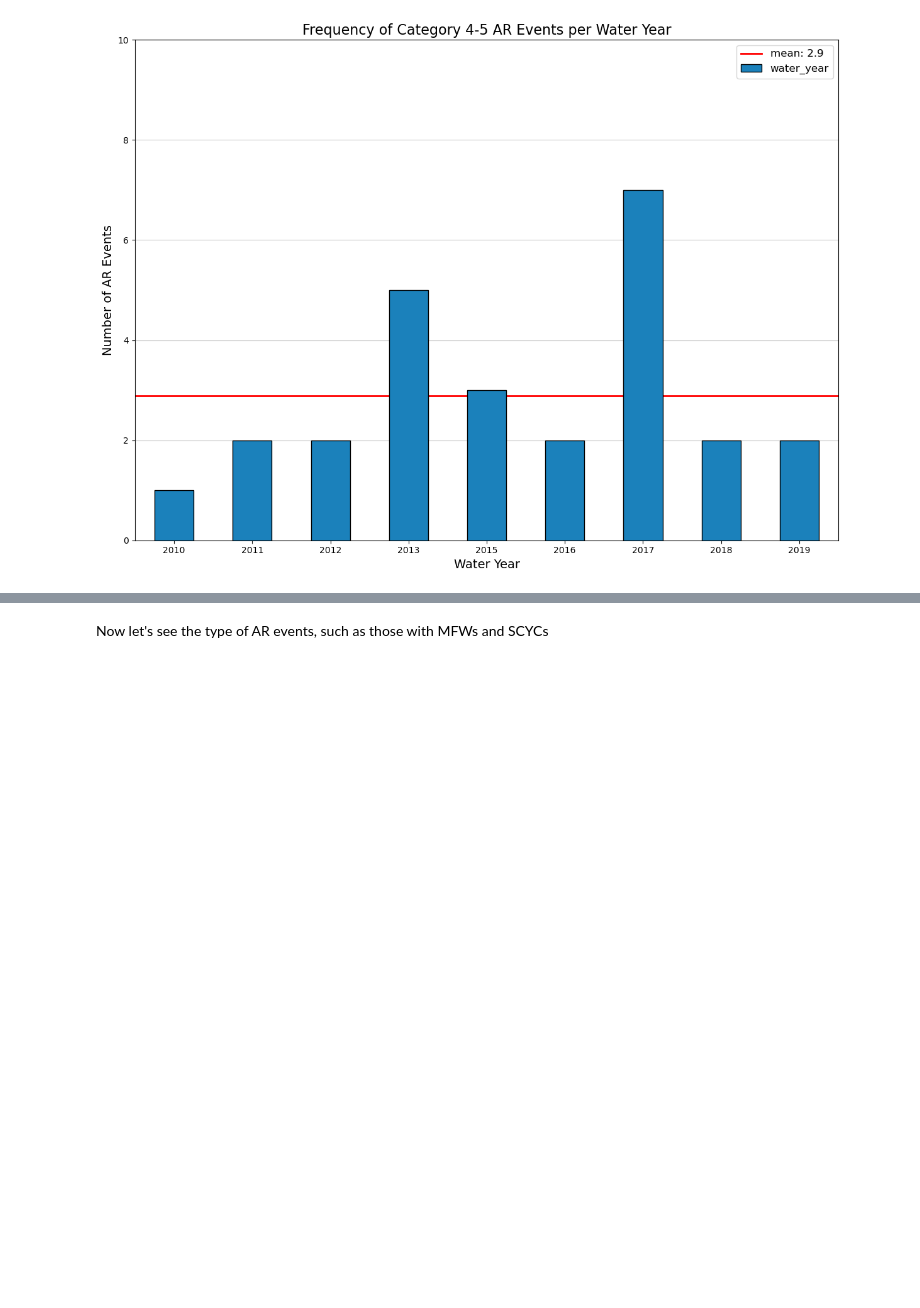
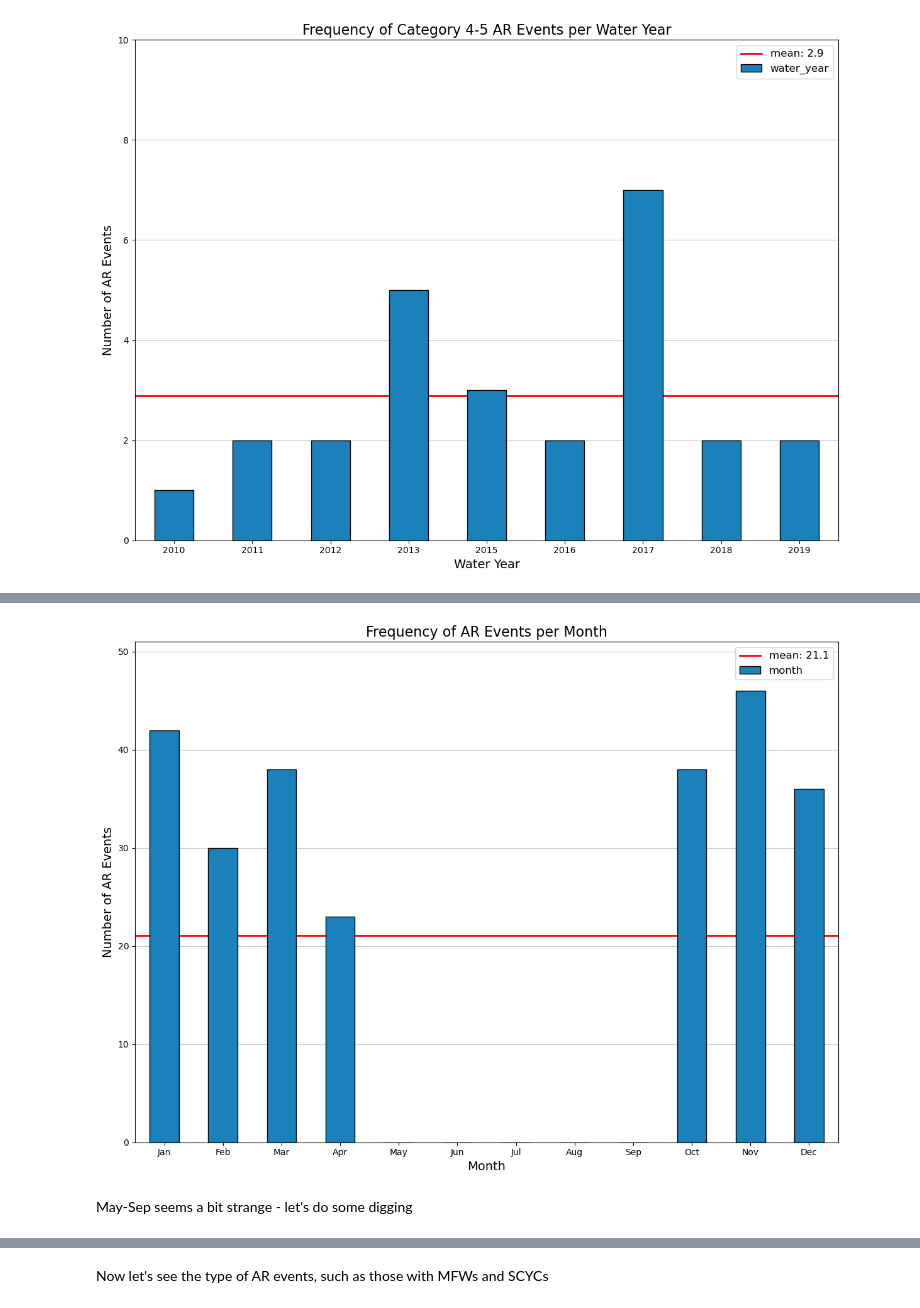
Before and after one commit to anthony-illenden/EAE-598-Project, a Jupyter notebook: figures/jupyter_notebooks/psu_dataset.ipynb, the cells around one changed output, grey strips where cells are left out. Drawn from its saved outputs; the diff is of its cells as text; code cells hidden in the pictures; blank space fills up the shorter version.

Commit message:
added monthly plots

```diff
--- a/figures/jupyter_notebooks/psu_dataset.ipynb
+++ b/figures/jupyter_notebooks/psu_dataset.ipynb
@@ -201,0 +204,3 @@ plt.show()
+# %%
+df['month'] = df['start_date'].dt.month
+df['month']
@@ -201,0 +234,3 @@ plt.show()
+# %%
+ar_monthly_counts = df['month'].value_counts().reindex(range(1, 13), fill_value=0)
+ar_monthly_counts
@@ -201,0 +251,20 @@ plt.show()
+# %%
+average_ar_monthly_events = ar_monthly_counts.mean()
+
+plt.figure(figsize=(12, 9))
+ar_monthly_counts.plot(kind='bar', color='#1b81bb', edgecolor='black', zorder=99)
+plt.axhline(y=average_ar_monthly_events, color='red', linestyle='-', linewidth=2, label=f'mean: {average_ar_monthly_events:.1f}', zorder=1)
+
+plt.ylim(0, ar_monthly_counts.max() + 5)
+plt.title('Frequency of AR Events per Month', fontsize=16)
+plt.xlabel('Month', fontsize=14)
+plt.ylabel('Number of AR Events', fontsize=14)
+plt.xticks(ticks=range(12), labels=['Jan', 'Feb', 'Mar', 'Apr', 'May', 'Jun', 'Jul', 'Aug', 'Sep', 'Oct', 'Nov', 'Dec'], rotation=0)
+plt.grid(axis='y', alpha=0.7, zorder=0)
+plt.legend(loc='upper right', fontsize=12)
+plt.tight_layout()
+plt.show()
+# %% [output]
+[figure, added]
+# %% [markdown]
+May-Sep seems a bit strange - let's do some digging
```
Also changed, not shown: parts of 12 cells of this notebook.
